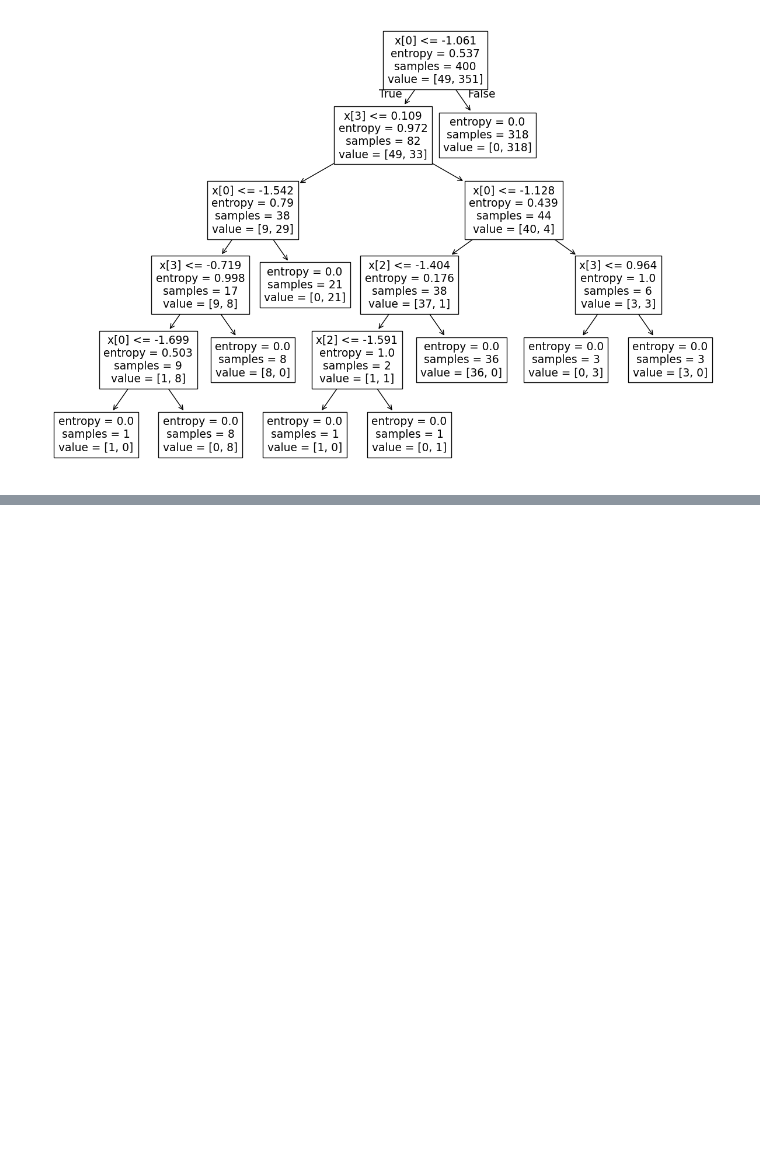
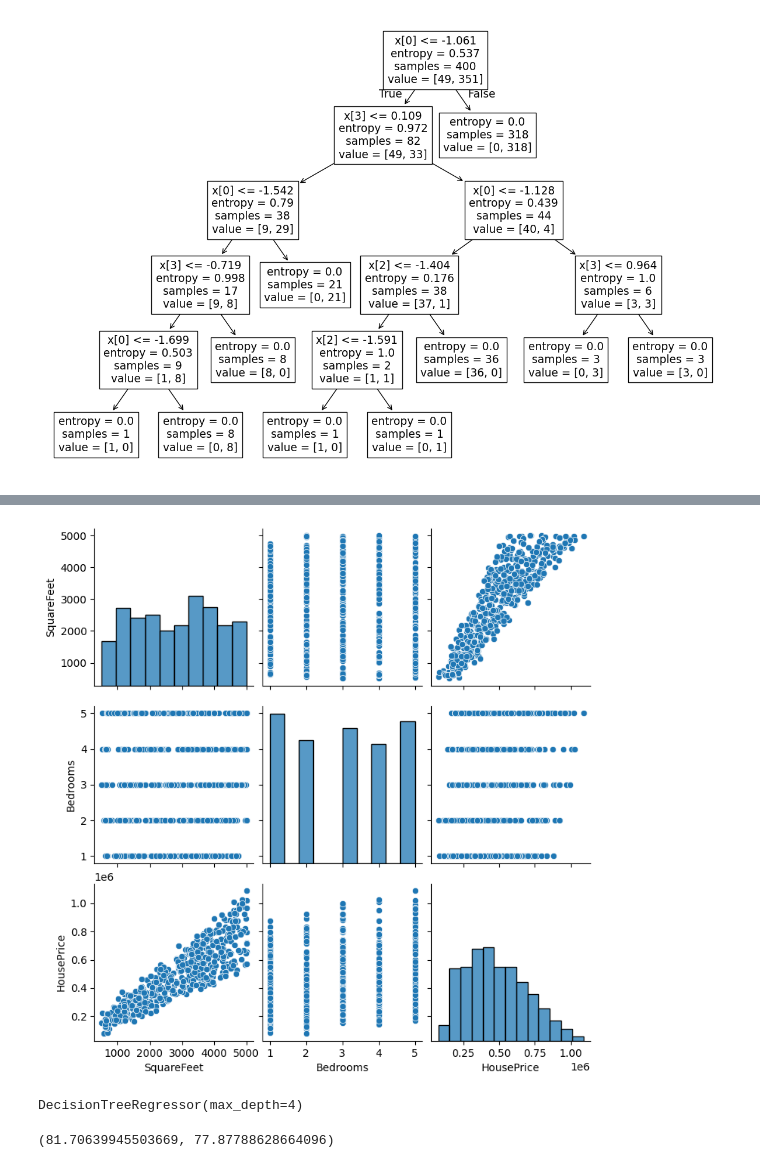
Before and after one commit to Haroon1056/Machine-Learning-Notes, a Jupyter notebook: machine learning.ipynb, the cells around one changed output, grey strips where cells are left out. Cells and saved outputs as stored; diff of their text form; code cells hidden in the pictures; blank space fills up the shorter version.

```diff
--- a/machine learning.ipynb
+++ b/machine learning.ipynb
@@ -1176,0 +1154,2 @@ for i in range(1, 20):
+# %%
+dtr_dataset = pd.read_csv("decision_tree_house_price_dataset.csv")
@@ -1176,0 +1165,5 @@ for i in range(1, 20):
+# %%
+sns.pairplot(data=dtr_dataset)
+plt.show()
+# %% [output]
+[figure, added]
@@ -1176,0 +1181,8 @@ for i in range(1, 20):
+# %%
+dtr.fit(x_train,y_train)
+# %% [output]
+DecisionTreeRegressor(max_depth=4)
+# %%
+dtr.score(x_train,y_train)*100, dtr.score(x_test,y_test)*100
+# %% [output]
+(81.70639945503669, 77.87788628664096)
```
Also changed, not shown: parts of 9 cells of this notebook, 2 other files.
